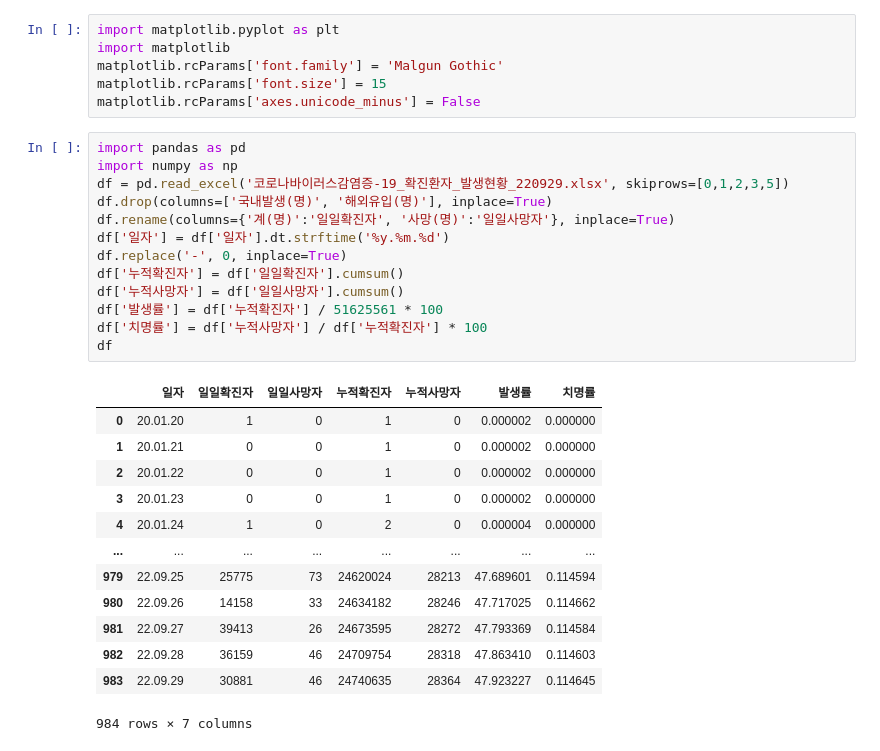
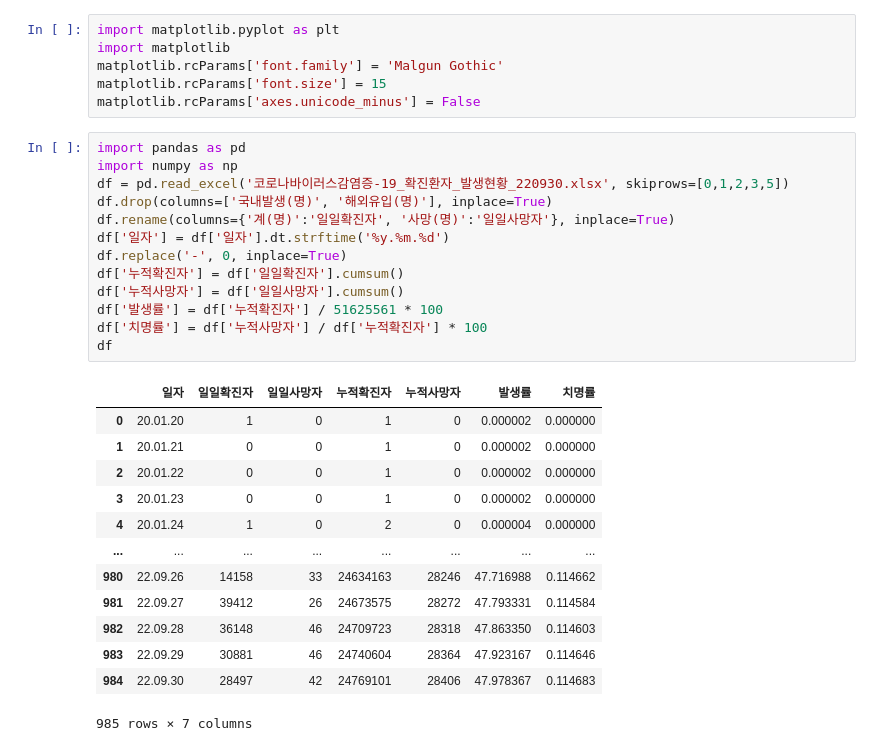
Before and after one commit to cpwoo/ProjectCorona, a Jupyter notebook: ProjectCorona.ipynb, the cells around one changed output. Drawn from its saved outputs; the diff is of its cells as text.

```diff
--- a/ProjectCorona.ipynb
+++ b/ProjectCorona.ipynb
@@ -7,30 +7,30 @@ matplotlib.rcParams['axes.unicode_minus'] = False
 # %%
 import pandas as pd
 import numpy as np
-df = pd.read_excel('코로나바이러스감염증-19_확진환자_발생현황_220929.xlsx', skiprows=[0,1,2,3,5])
+df = pd.read_excel('코로나바이러스감염증-19_확진환자_발생현황_220930.xlsx', skiprows=[0,1,2,3,5])
 df.drop(columns=['국내발생(명)', '해외유입(명)'], inplace=True)
 df.rename(columns={'계(명)':'일일확진자', '사망(명)':'일일사망자'}, inplace=True)
 df['일자'] = df['일자'].dt.strftime('%y.%m.%d')
 df.replace('-', 0, inplace=True)
 df['누적확진자'] = df['일일확진자'].cumsum()
 df['누적사망자'] = df['일일사망자'].cumsum()
 df['발생률'] = df['누적확진자'] / 51625561 * 100
 df['치명률'] = df['누적사망자'] / df['누적확진자'] * 100
 df
 # %% [output]
 |  | 일자 | 일일확진자 | 일일사망자 | 누적확진자 | 누적사망자 | 발생률 | 치명률 |
 | 0 | 20.01.20 | 1 | 0 | 1 | 0 | 0.000002 | 0.000000 |
 | 1 | 20.01.21 | 0 | 0 | 1 | 0 | 0.000002 | 0.000000 |
 | 2 | 20.01.22 | 0 | 0 | 1 | 0 | 0.000002 | 0.000000 |
 | 3 | 20.01.23 | 0 | 0 | 1 | 0 | 0.000002 | 0.000000 |
 | 4 | 20.01.24 | 1 | 0 | 2 | 0 | 0.000004 | 0.000000 |
 | ... | ... | ... | ... | ... | ... | ... | ... |
-| 979 | 22.09.25 | 25775 | 73 | 24620024 | 28213 | 47.689601 | 0.114594 |
-| 980 | 22.09.26 | 14158 | 33 | 24634182 | 28246 | 47.717025 | 0.114662 |
-| 981 | 22.09.27 | 39413 | 26 | 24673595 | 28272 | 47.793369 | 0.114584 |
-| 982 | 22.09.28 | 36159 | 46 | 24709754 | 28318 | 47.863410 | 0.114603 |
-| 983 | 22.09.29 | 30881 | 46 | 24740635 | 28364 | 47.923227 | 0.114645 |
+| 980 | 22.09.26 | 14158 | 33 | 24634163 | 28246 | 47.716988 | 0.114662 |
+| 981 | 22.09.27 | 39412 | 26 | 24673575 | 28272 | 47.793331 | 0.114584 |
+| 982 | 22.09.28 | 36148 | 46 | 24709723 | 28318 | 47.863350 | 0.114603 |
+| 983 | 22.09.29 | 30881 | 46 | 24740604 | 28364 | 47.923167 | 0.114646 |
+| 984 | 22.09.30 | 28497 | 42 | 24769101 | 28406 | 47.978367 | 0.114683 |
-984 rows × 7 columns
+985 rows × 7 columns
 # %%
 df30 = df.tail(30)
 df30
```
Also changed, not shown: parts of 11 cells of this notebook, 7 other files.
